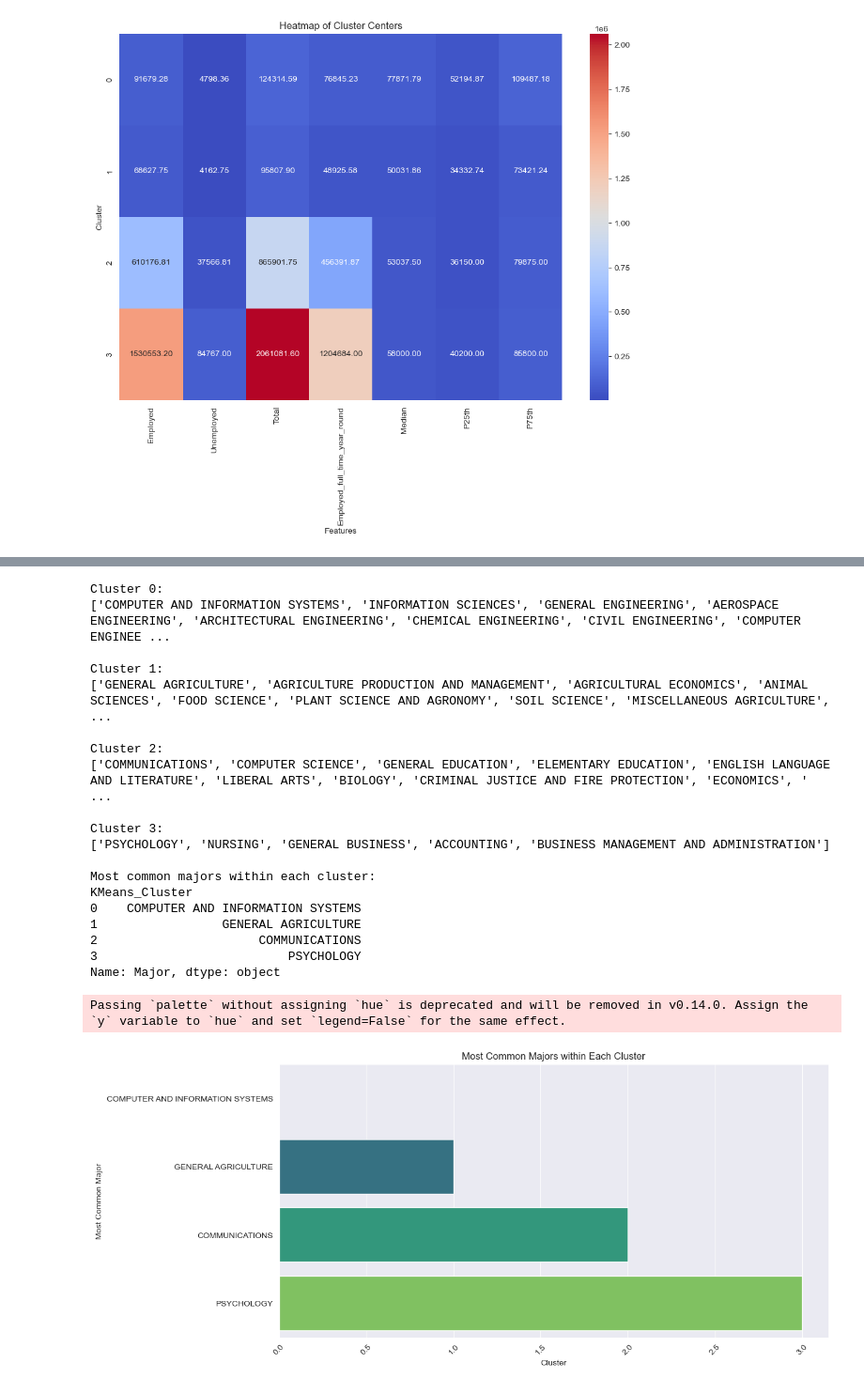
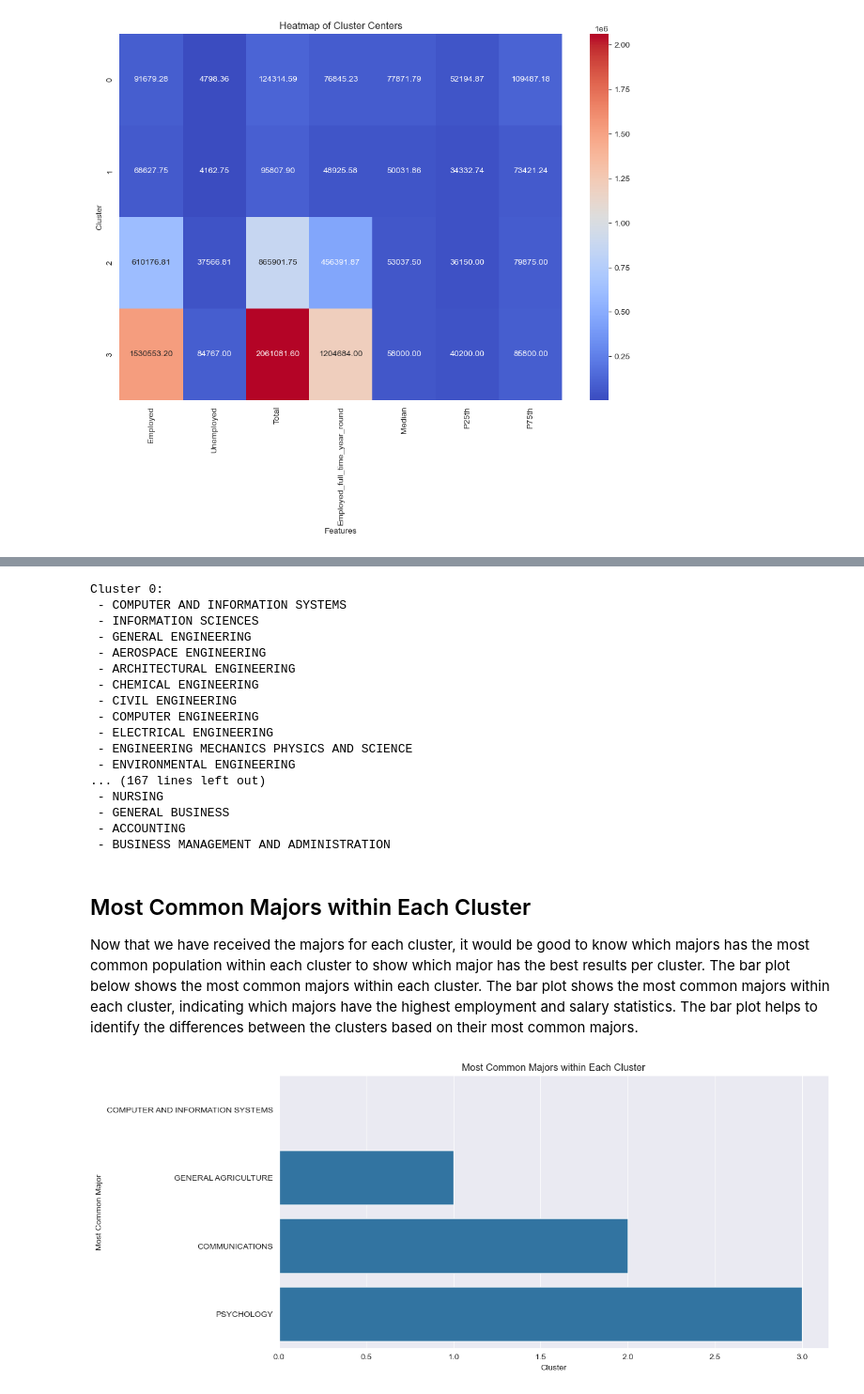
Before and after one commit to ToyaOkey/Project4, a Jupyter notebook: notebook.ipynb, the cells around one changed output, grey strips where cells are left out. Shown: that part at 94% size. Cells and saved outputs as stored; diff of their text form; code cells hidden in the pictures.

```diff
--- a/notebook.ipynb
+++ b/notebook.ipynb
@@ -355,12 +347,12 @@ plt.grid(True)
 # %%
-features = ["Major", "Employed", "Unemployed", "Total", "Employed_full_time_year_round", "Median", "P25th", "P75th"]
+features = ["Major", "Employed", "Unemployed", "Total", "Employed_full_time_year_round", "Median", "P25th", "P75th", "Major_category"]
 
 df_cluster2 = df[features].dropna()
 
 scaler = StandardScaler()
-scaled_data = scaler.fit_transform(df_cluster2.drop(columns=['Major']))
+scaled_data = scaler.fit_transform(df_cluster2.drop(columns=['Major', 'Major_category']))
 
-df_scaled = pd.DataFrame(scaled_data, columns=features[1:])
+df_scaled = pd.DataFrame(scaled_data, columns=features[1:-1])
 df_scaled['Major'] = df_cluster2['Major'].values
 
 k_opt = 4
@@ -369,47 +361,44 @@ kmeans_labels = kmeans.fit_predict(df_scaled.drop(columns=['Major']))
 
 df_cluster2['KMeans_Cluster'] = kmeans_labels
 
-cluster_majors = df_cluster2.groupby('KMeans_Cluster')['Major'].apply(list)
 
-for cluster, majors in cluster_majors.items():
-    print(f"Cluster {cluster}:")
-    print(majors)
-    print()
+clusters = df_cluster2.groupby('KMeans_Cluster')['Major'].apply(list).reset_index()
 
-most_common_majors = df_cluster2.groupby('KMeans_Cluster')['Major'].agg(lambda x: x.value_counts().index[0])
-
-print("Most common majors within each cluster:")
-print(most_common_majors)
+for index, row in clusters.iterrows():
+    print(f"Cluster {row['KMeans_Cluster']}:")
+    for major in row['Major']:
+        print(f" - {major}")
+    print("\n")
 # %% [output]
 Cluster 0:
-['COMPUTER AND INFORMATION SYSTEMS', 'INFORMATION SCIENCES', 'GENERAL ENGINEERING', 'AEROSPACE ENGINEERING', 'ARCHITECTURAL ENGINEERING', 'CHEMICAL ENGINEERING', 'CIVIL ENGINEERING', 'COMPUTER ENGINEE ...
-
-Cluster 1:
-['GENERAL AGRICULTURE', 'AGRICULTURE PRODUCTION AND MANAGEMENT', 'AGRICULTURAL ECONOMICS', 'ANIMAL SCIENCES', 'FOOD SCIENCE', 'PLANT SCIENCE AND AGRONOMY', 'SOIL SCIENCE', 'MISCELLANEOUS AGRICULTURE', ...
-
-Cluster 2:
-['COMMUNICATIONS', 'COMPUTER SCIENCE', 'GENERAL EDUCATION', 'ELEMENTARY EDUCATION', 'ENGLISH LANGUAGE AND LITERATURE', 'LIBERAL ARTS', 'BIOLOGY', 'CRIMINAL JUSTICE AND FIRE PROTECTION', 'ECONOMICS', ' ...
-
-Cluster 3:
-['PSYCHOLOGY', 'NURSING', 'GENERAL BUSINESS', 'ACCOUNTING', 'BUSINESS MANAGEMENT AND ADMINISTRATION']
-
-Most common majors within each cluster:
-KMeans_Cluster
-0    COMPUTER AND INFORMATION SYSTEMS
-1                 GENERAL AGRICULTURE
-2                      COMMUNICATIONS
-3                          PSYCHOLOGY
-Name: Major, dtype: object
+ - COMPUTER AND INFORMATION SYSTEMS
+ - INFORMATION SCIENCES
+ - GENERAL ENGINEERING
+ - AEROSPACE ENGINEERING
+ - ARCHITECTURAL ENGINEERING
+ - CHEMICAL ENGINEERING
+ - CIVIL ENGINEERING
+ - COMPUTER ENGINEERING
+ - ELECTRICAL ENGINEERING
+ - ENGINEERING MECHANICS PHYSICS AND SCIENCE
+ - ENVIRONMENTAL ENGINEERING
+... (167 lines left out)
+ - NURSING
+ - GENERAL BUSINESS
+ - ACCOUNTING
+ - BUSINESS MANAGEMENT AND ADMINISTRATION
+# %% [markdown]
+## Most Common Majors within Each Cluster
+
+Now that we have received the majors for each cluster, it would be good to know which majors has the most common population within each cluster to show which major has the best results per cluster. The bar plot below shows the most common majors within each cluster. The bar plot shows the most common majors within each cluster, indicating which majors have the highest employment and salary statistics. The bar plot helps to identify the differences between the clusters based on their most common majors.
 # %%
 most_common_majors = df_cluster2.groupby('KMeans_Cluster')['Major'].agg(lambda x: x.value_counts().index[0]).reset_index()
 
 plt.figure(figsize=(12, 6))
-sns.barplot(x='KMeans_Cluster', y='Major', data=most_common_majors, palette='viridis')
+sns.barplot(x='KMeans_Cluster', y='Major', data=most_common_majors)
 plt.title("Most Common Majors within Each Cluster")
 plt.xlabel("Cluster")
 plt.ylabel("Most Common Major")
-plt.xticks(rotation=45)
 plt.show()
 # %% [output]
-Passing `palette` without assigning `hue` is deprecated and will be removed in v0.14.0. Assign the `y` variable to `hue` and set `legend=False` for the same effect.
-[figure, old version]
+[figure, new version]
```
Also changed, not shown: parts of 11 cells of this notebook.
